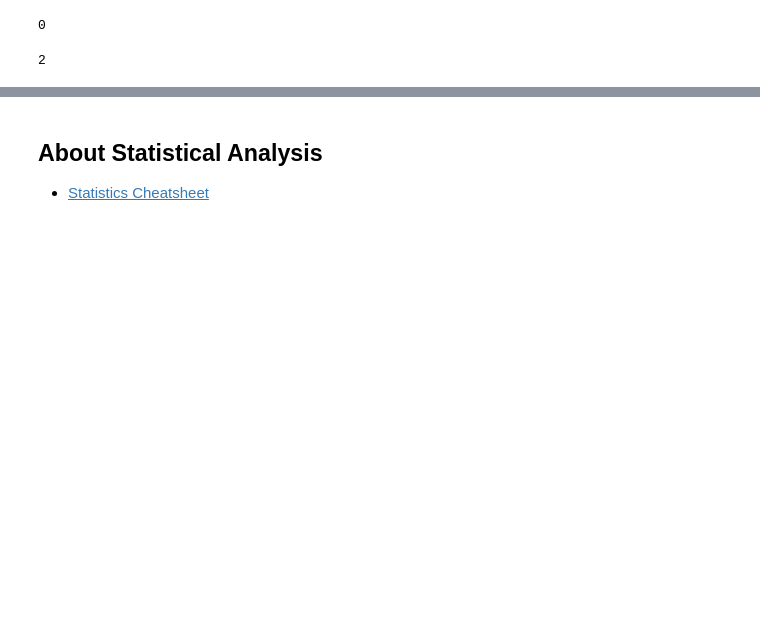
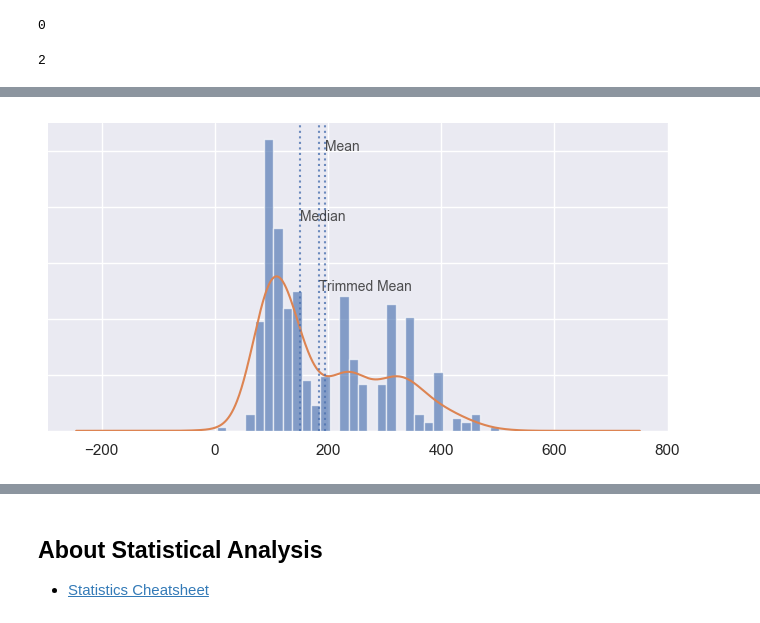
Before and after one commit to IT4063C/IT4063C.github.io, a Jupyter notebook: content/course-notes/6.eda/index.ipynb, the cells around one changed output, grey strips where cells are left out. Cells and saved outputs as stored; diff of their text form; code cells hidden in the pictures; blank space fills up the shorter version.

```diff
--- a/content/course-notes/6.eda/index.ipynb
+++ b/content/course-notes/6.eda/index.ipynb
@@ -390,0 +410,8 @@ Let's do some examples of data cleaning.
+# %%
+from scipy.stats import trim_mean
+
+auto_displacement_mean = auto_mpg_df['displacement'].mean()
+auto_displacement_trimmed_mean = trim_mean(auto_mpg_df['displacement'], 0.1)
+auto_displacement_median = auto_mpg_df['displacement'].median()
+
+print("mean is {}, trimmed mean is {}, median is {}".format(auto_displacement_mean, auto_displacement_trimmed_mean, auto_displacement_median))
@@ -390,0 +452,6 @@ Let's do some examples of data cleaning.
+# %%
+# Assuming the analytics project here involves a step to predict the mpg of a car, we can't use these rows. So we'll drop them
+auto_mpg_df.dropna(subset=['mpg'], inplace=True)
+
+#Then we confirm that we don't have any missing values in the mpg column
+auto_mpg_df.isnull().sum()
@@ -390,0 +485,31 @@ Let's do some examples of data cleaning.
+# %%
+%matplotlib inline
+import matplotlib as mpl
+import matplotlib.pyplot as plt
+# plt.style.use("bmh")
+
+
+fig, ax = plt.subplots(figsize = (8,4))
+
+auto_mpg_df['displacement'].plot(kind="hist", density= True, bins=30, alpha = 0.65)
+auto_mpg_df['displacement'].plot(kind="kde")
+
+ax.axvline(auto_displacement_mean, alpha = 0.8, linestyle = ":")
+ax.axvline(auto_displacement_median, alpha = 0.8, linestyle = ":")
+ax.axvline(auto_displacement_trimmed_mean, alpha = 0.8, linestyle = ":")
+
+ax.set_ylim(0, .011)
+ax.set_yticklabels([])
+ax.set_ylabel("")
+
+ax.text(auto_displacement_mean-.1, .01, "Mean", size = 10, alpha = 0.8)
+ax.text(auto_displacement_median-.4, .0075, "Median", size = 10, alpha = 0.8)
+ax.text(auto_displacement_trimmed_mean+.4, .0050, "Trimmed Mean", size = 10, alpha = 0.8)
+
+ax.tick_params(left = False, bottom = False)
+for ax, spine in ax.spines.items():
+    spine.set_visible(False)
+
+plt.show()
+# %% [output]
+[figure, added]
```
Also changed, not shown: parts of 49 cells of this notebook, 10 other files.
